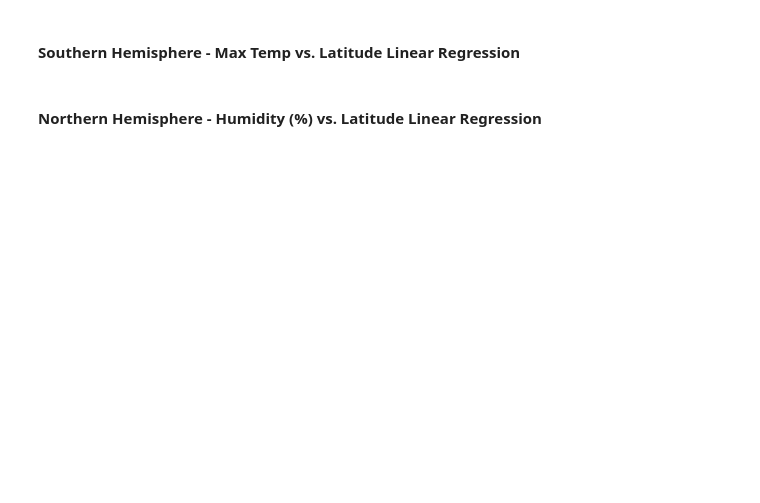
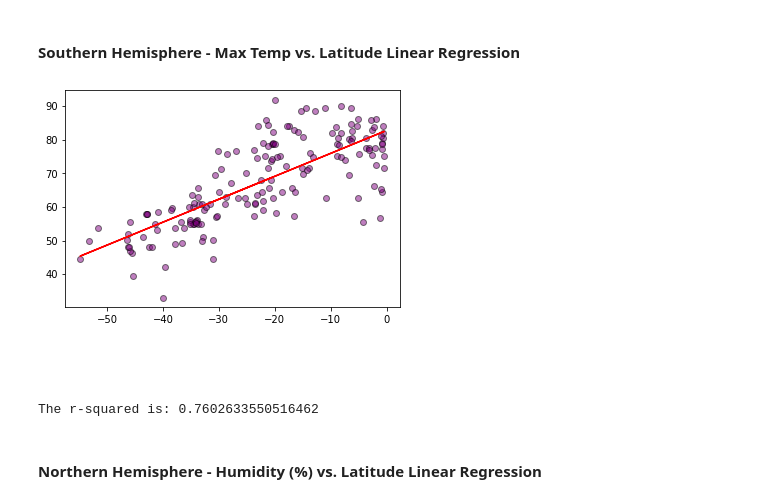
Before and after one commit to Bcliffwm/python-api-challenge, a Jupyter notebook: starter_code/WeatherPy.ipynb, the cells around one changed output. Drawn from its saved outputs; the diff is of its cells as text; code cells hidden in the pictures; blank space fills up the shorter version.

```diff
--- a/starter_code/WeatherPy.ipynb
+++ b/starter_code/WeatherPy.ipynb
@@ -197,0 +217,4 @@ The r-squared is: -0.39360633693822006
+# %%
+southern_df = weather_df.loc[(
+weather_df["Lat"] < 0)]
+southern_df
@@ -200,4 +254,20 @@ The r-squared is: -0.39360633693822006
 # %% [markdown]
 ####  Southern Hemisphere - Max Temp vs. Latitude Linear Regression
+# %%
+south_lat = southern_df["Lat"]
+south_temp = southern_df["Max Temp"]
+
+#creating regression line using northern_df variables
+(slope, intercept, rvalue, pvalue, stderr) = linregress(south_lat, south_temp)
+south_tempregress_values = south_lat*slope + intercept
+templine_eq = "y = " + str(round(slope,2)) + "x = " + str(round(intercept, 2))
+plt.scatter(south_lat, south_temp, facecolor = "purple", edgecolor="black", alpha=.5)
+plt.plot(south_lat, south_tempregress_values, "r-")
+plt.annotate(templine_eq,(6,10), fontsize=15, color = "red")
+plt.show()
+print(f"The r-squared is: {rvalue}")
+# %% [output]
+[figure, added]
+The r-squared is: 0.7602633550516462
 # %% [markdown]
 ####  Northern Hemisphere - Humidity (%) vs. Latitude Linear Regression
```
Also changed, not shown: parts of 10 cells of this notebook.
